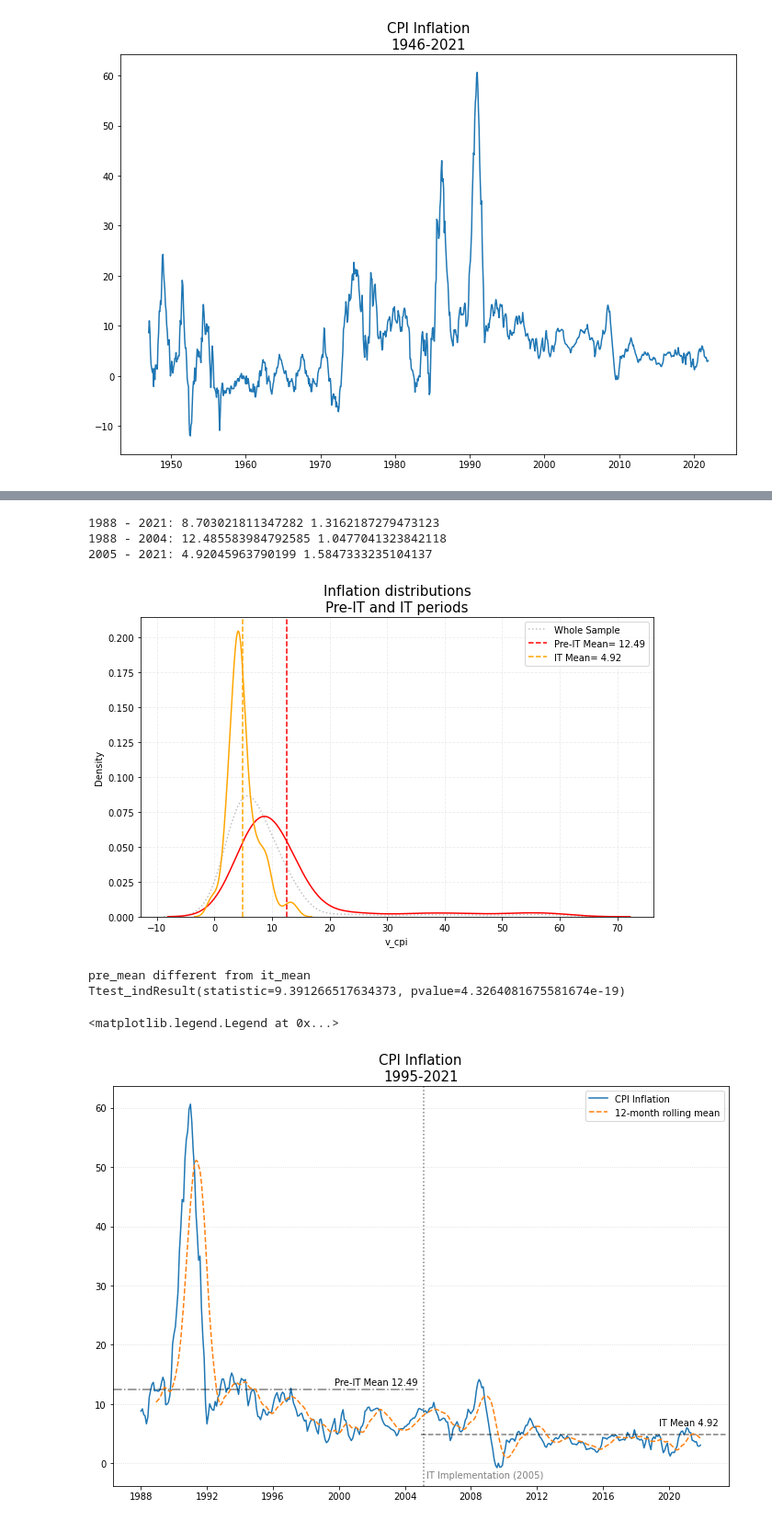
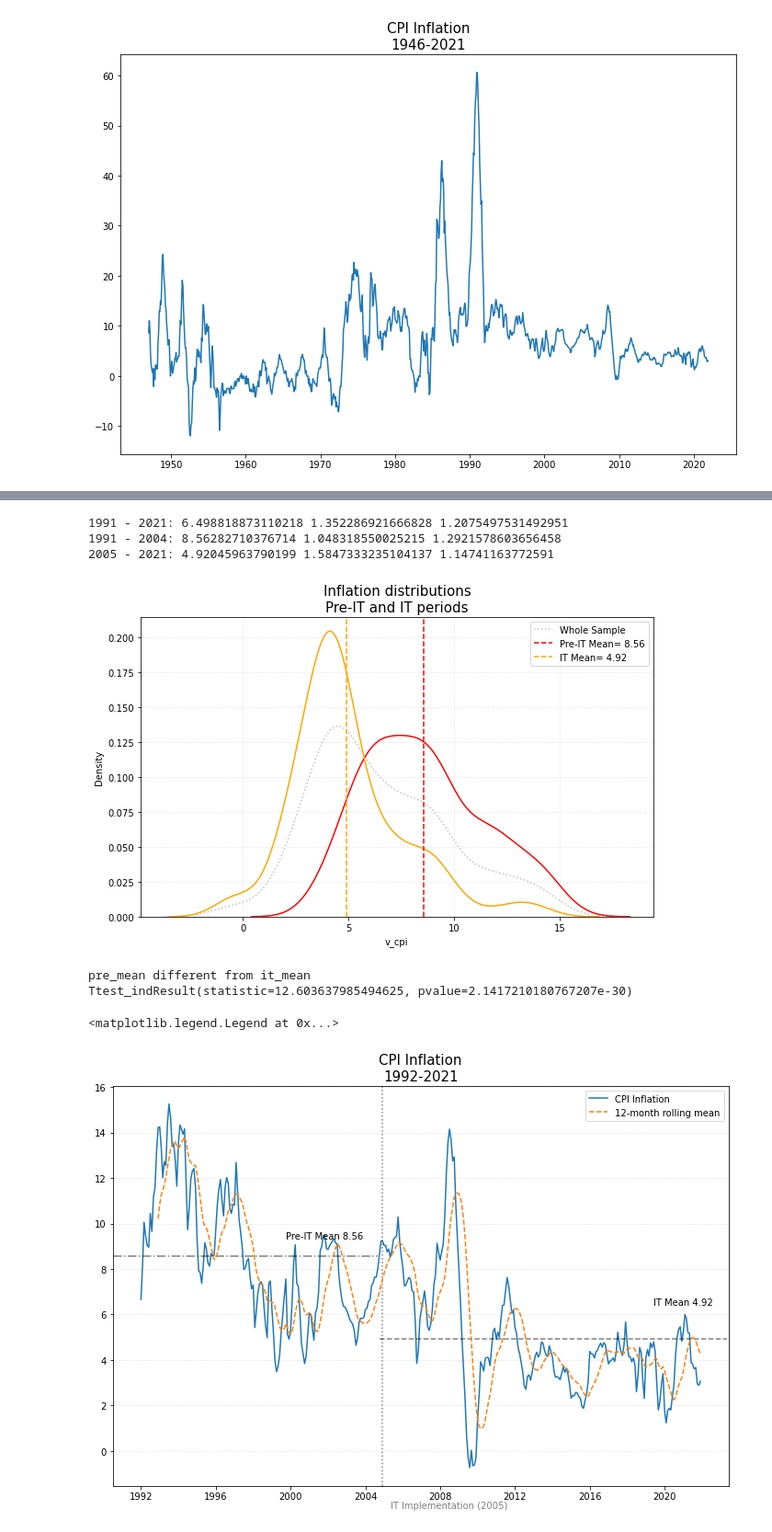
Before and after one commit to Marianojgm86/GARCH-CODES, a Jupyter notebook: statistical-analisys.ipynb, the cells around one changed output, grey strips where cells are left out. Shown: that part at 92% size. Saved outputs shown, nothing was run; the diff lists cells and outputs as text; code cells hidden in the pictures.

Commit message:
statistical 2806222240

```diff
--- a/statistical-analisys.ipynb
+++ b/statistical-analisys.ipynb
@@ -152,6 +152,8 @@ plt.plot(inf1.v_cpi, label='CPI Inflation')
 [<matplotlib.lines.Line2D at 0x...>]
 [figure]
 # %%
-simdf = inf1.loc['1988-01-01':'2021-12-01']
-predf = simdf.loc['1988-01-01':'2004-12-01']
+simdf = inf1.loc['1992-01-01':'2021-12-01']
+simdf['desv_tar'] = simdf.v_cpi - simdf.target
+simdf['desv_tar_sd'] = simdf.desv_tar.rolling(12).std()
+predf = simdf.loc['1992-01-01':'2004-12-01']
 itdf  = simdf.loc['2005-01-01':'2021-12-01']
@@ -159,21 +182,24 @@ itdf  = simdf.loc['2005-01-01':'2021-12-01']
 # inflation means
 mean_all = simdf.v_cpi.mean()
 vol_all = simdf.vol_cpi1.mean()
+vol_desv = simdf.desv_tar_sd.mean()
 median_all = simdf.v_cpi.median()
 pre_mean = predf.v_cpi.mean()
 pre_vol = predf.vol_cpi1.mean()
+vol_desv_pre = predf.desv_tar_sd.mean()
 it_mean = itdf.v_cpi.mean()
 it_vol = itdf.vol_cpi1.mean()
-print('1988 - 2021:', mean_all, vol_all)
-print('1988 - 2004:', pre_mean, pre_vol)
-print('2005 - 2021:', it_mean, it_vol)
+vol_desv_it = itdf.desv_tar_sd.mean()
+print('1991 - 2021:', mean_all, vol_all, vol_desv)
+print('1991 - 2004:', pre_mean, pre_vol, vol_desv_pre)
+print('2005 - 2021:', it_mean, it_vol, vol_desv_it)
 # %% [output]
-1988 - 2021: 8.703021811347282 1.3162187279473123
-1988 - 2004: 12.485583984792585 1.0477041323842118
-2005 - 2021: 4.92045963790199 1.5847333235104137
+1991 - 2021: 6.498818873110218 1.352286921666828 1.2075497531492951
+1991 - 2004: 8.56282710376714 1.048318550025215 1.2921578603656458
+2005 - 2021: 4.92045963790199 1.5847333235104137 1.14741163772591
 # %%
 # pd.to_datetime(df_m.index[20])
-x0 = (simdf.index.get_loc('1988-01-01'))/len(simdf.index)
+x0 = (simdf.index.get_loc('1992-01-01'))/len(simdf.index)
 x1 = (simdf.index.get_loc('2004-12-01'))/len(simdf.index)
 x2 = (simdf.index.get_loc('2005-01-01'))/len(simdf.index)
 x3 = (simdf.index.get_loc('2021-12-01'))/len(simdf.index)
@@ -191,7 +217,7 @@ plt.legend()
 plt.grid(alpha = 0.25, linestyle = '--')
 plt.show()
 # %% [output]
-[figure, old version]
+[figure, new version]
 # %%
 # Test de diferencia de medias Inflacion
 from scipy import stats
@@ -203,25 +229,25 @@ if(t_check[1]<alpha):
     print(t_check)
 # %% [output]
 pre_mean different from it_mean
-Ttest_indResult(statistic=9.391266517634373, pvalue=4.3264081675581674e-19)
+Ttest_indResult(statistic=12.603637985494625, pvalue=2.1417210180767207e-30)
 # %%
 plt.figure(figsize=(12,8))
-plt.title('CPI Inflation\n1995-2021', fontsize=15)
+plt.title('CPI Inflation\n1992-2021', fontsize=15)
 plt.plot(simdf.v_cpi, label='CPI Inflation')
 # plt.ylim([-1.5, 25])
 # plt.axhline(xmin=x0, xmax=x3, y=mean_all, color='k', linestyle='-')#, label='1995-2021 Mean {:.2f}'.format(np.mean(mean_all)))
 plt.axhline(xmin=x0, xmax=x1, y=pre_mean, color='k', alpha = 0.5, linestyle='-.')#, label='Pre-IT Mean {:.2f}'.format(np.mean(pre_mean)))
 plt.axhline(xmin=x2, xmax=x3, y=it_mean, color='k', alpha = 0.5, linestyle='--')#, label='IT Mean {:.2f}'.format(np.mean(it_mean)))
-plt.axvline(pd.to_datetime('2005-03-01'), color='k', linestyle=':', alpha=0.5)
+plt.axvline(pd.to_datetime('2004-12-01'), color='k', linestyle=':', alpha=0.5)
 plt.plot(simdf.v_cpi.rolling(12).mean(),linestyle='--', label='12-month rolling mean')
 plt.text(pd.to_datetime('2005-05-01'),-2.5, 'IT Implementation (2005)', fontsize=10, alpha=0.5)
 plt.text(pd.to_datetime('1999-10-01'),pre_mean+0.75, 'Pre-IT Mean {:.2f}'.format(pre_mean), fontsize=10)
 plt.text(pd.to_datetime('2019-06-01'),it_mean+1.5, 'IT Mean {:.2f}'.format(it_mean), fontsize=10)
 # plt.text(pd.to_datetime('2018-01-01'),mean_all+0.15, '1995-2021 Mean {:.2f}'.format(np.mean(mean_all)), fontsize=10)
 plt.grid(axis='y', linestyle=':', alpha=0.5)
 plt.legend()
 # %% [output]
 <matplotlib.legend.Legend at 0x...>
-[figure, old version]
+[figure, new version]
 # %%
 plt.figure(figsize=(12,8))
```
Also changed, not shown: parts of 16 cells of this notebook, 1 other file.
